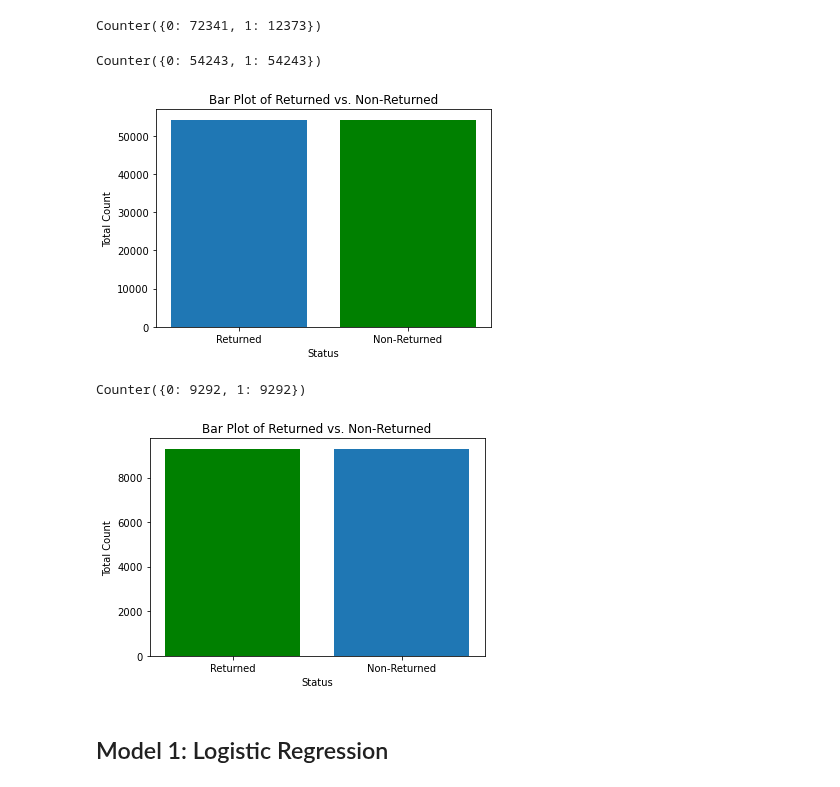
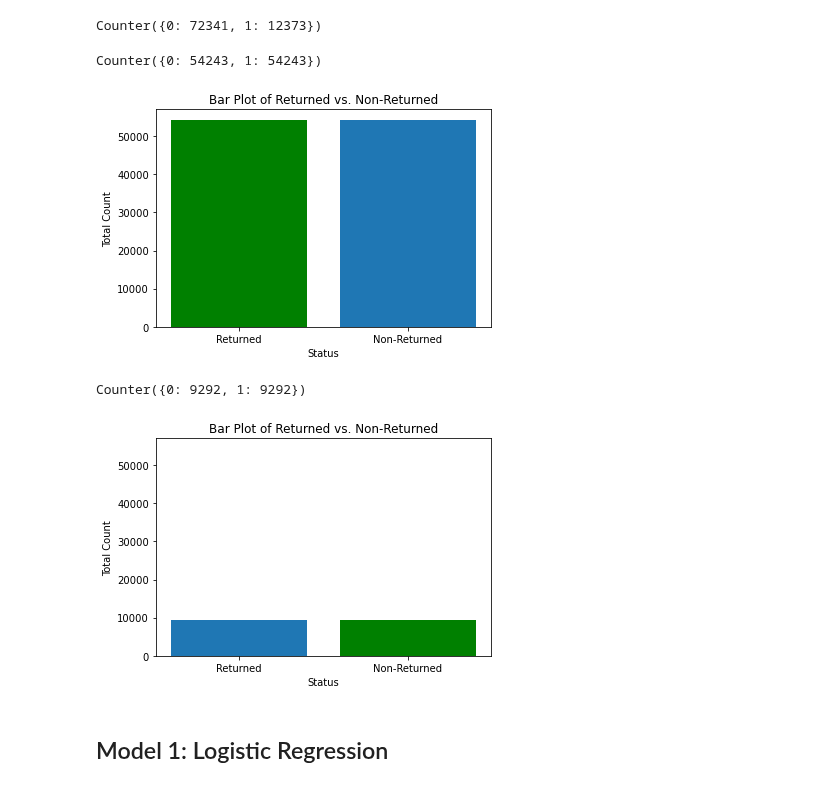
Before and after one commit to s-callejo/AI-Academy-capstone-project-team2, a Jupyter notebook: index-Copy1.ipynb, the cells around one changed output. Saved outputs shown, nothing was run; the diff lists cells and outputs as text; code cells hidden in the pictures.

Commit message:
edited plots

```diff
--- a/index-Copy1.ipynb
+++ b/index-Copy1.ipynb
@@ -433,7 +415,9 @@ counts2 = yo_train.value_counts()
 plt.bar(counts2.index,
        counts2.values)
 
-plt.gca().patches[0].set_facecolor('green')
+plt.gca().patches[1].set_facecolor('green')
+
+plt.ylim(0,57000)
 
 plt.xlabel('Status')
 plt.ylabel('Total Count')
@@ -443,32 +427,35 @@ plt.xticks(counts2.index,
 plt.show()
 # %% [output]
 Counter({0: 54243, 1: 54243})
-[figure, old version]
+[figure, new version]
 # %%
 from imblearn.under_sampling import RandomUnderSampler
 
 # define undersample strategy
 undersample = RandomUnderSampler(sampling_strategy='majority', random_state=125)
 # fit and apply the transform
 Xu_train, yu_train = undersample.fit_resample(X_train, y_train)
 # summarize class distribution
 print(Counter(yu_train))
 
+
 counts3 = yu_train.value_counts()
 plt.bar(counts3.index,
        counts3.values)
 
-plt.gca().patches[1].set_facecolor('green')
+plt.gca().patches[0].set_facecolor('green')
+
+plt.ylim(0,57000)
 
 plt.xlabel('Status')
 plt.ylabel('Total Count')
 plt.title('Bar Plot of Returned vs. Non-Returned')
 plt.xticks(counts3.index,
           ['Non-Returned', 'Returned'])
 plt.show()
 # %% [output]
 Counter({0: 9292, 1: 9292})
-[figure, old version]
+[figure, new version]
 # %% [markdown]
 ## Model 1: Logistic Regression
 # %% [markdown]
```
Also changed, not shown: parts of 3 cells of this notebook.
